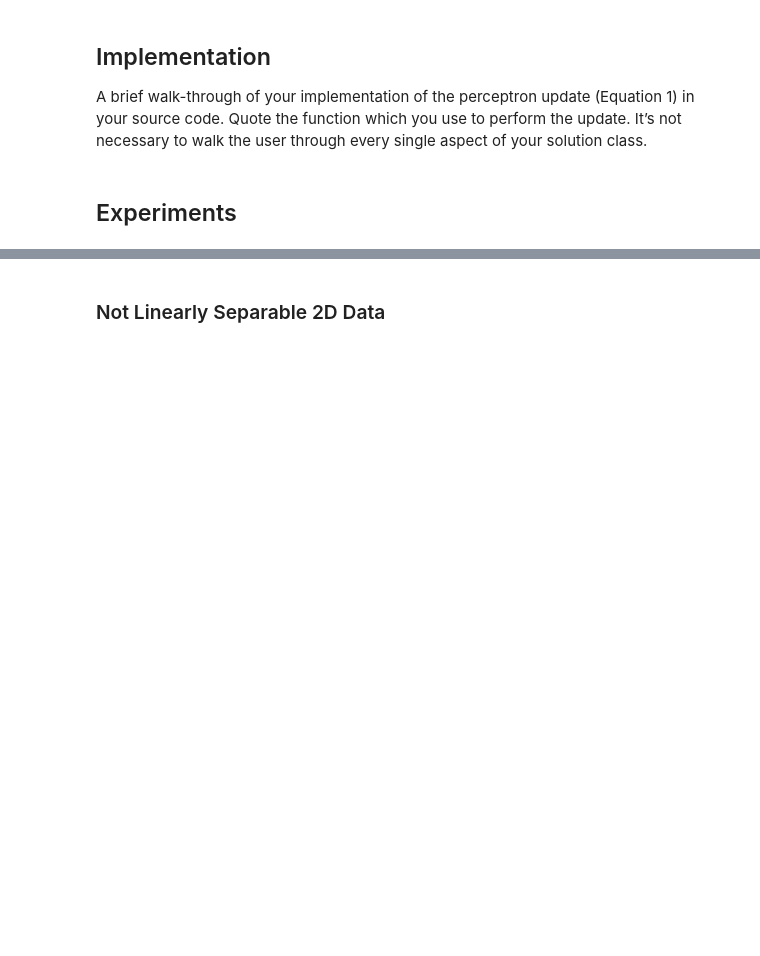
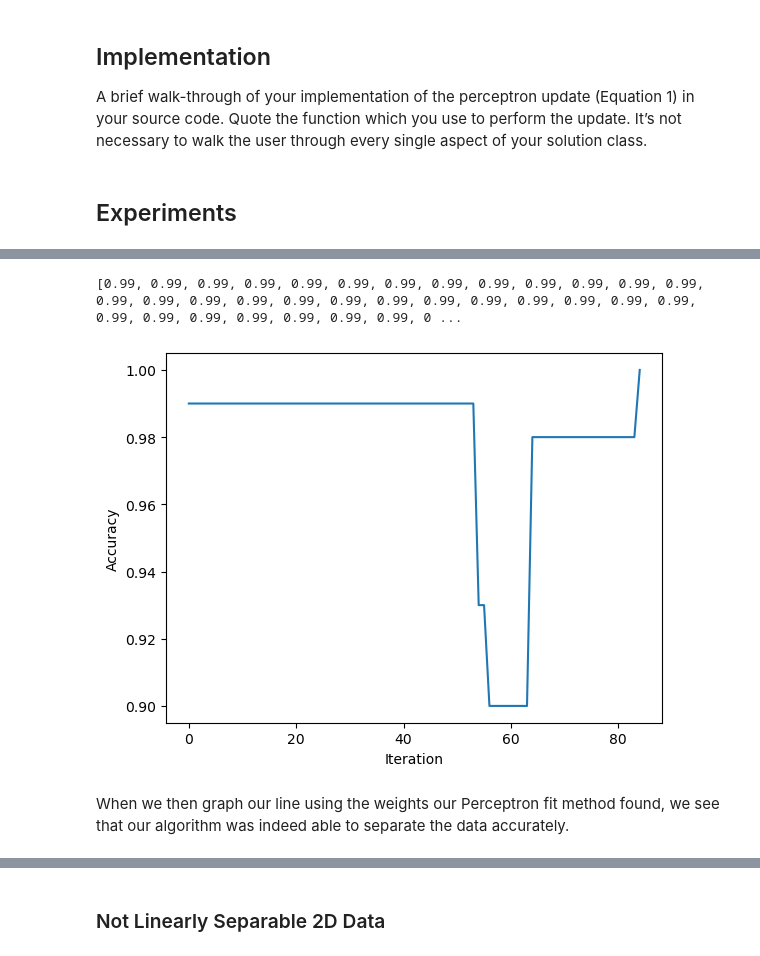
Before and after one commit to KatieMacalintal/KatieMacalintal.github.io, a Jupyter notebook: posts/perceptron/index.ipynb, the cells around one changed output, grey strips where cells are left out. Drawn from its saved outputs; the diff is of its cells as text; code cells hidden in the pictures; blank space fills up the shorter version.

```diff
--- a/posts/perceptron/index.ipynb
+++ b/posts/perceptron/index.ipynb
@@ -42,7 +52,12 @@ ylab = plt.ylabel("Feature 2")
 # %%
 p = Perceptron()
-p.fit(X, y, max_steps = 1000)
+p.fit(X, y)
 fig = plt.plot(p.history)
 xlab = plt.xlabel("Iteration")
 ylab = plt.ylabel("Accuracy")
+# %% [output]
+[0.99, 0.99, 0.99, 0.99, 0.99, 0.99, 0.99, 0.99, 0.99, 0.99, 0.99, 0.99, 0.99, 0.99, 0.99, 0.99, 0.99, 0.99, 0.99, 0.99, 0.99, 0.99, 0.99, 0.99, 0.99, 0.99, 0.99, 0.99, 0.99, 0.99, 0.99, 0.99, 0.99, 0 ...
+[figure, added]
+# %% [markdown]
+When we then graph our line using the weights our Perceptron fit method found, we see that our algorithm was indeed able to separate the data accurately.
 # %%
```
Also changed, not shown: parts of 22 cells of this notebook.
